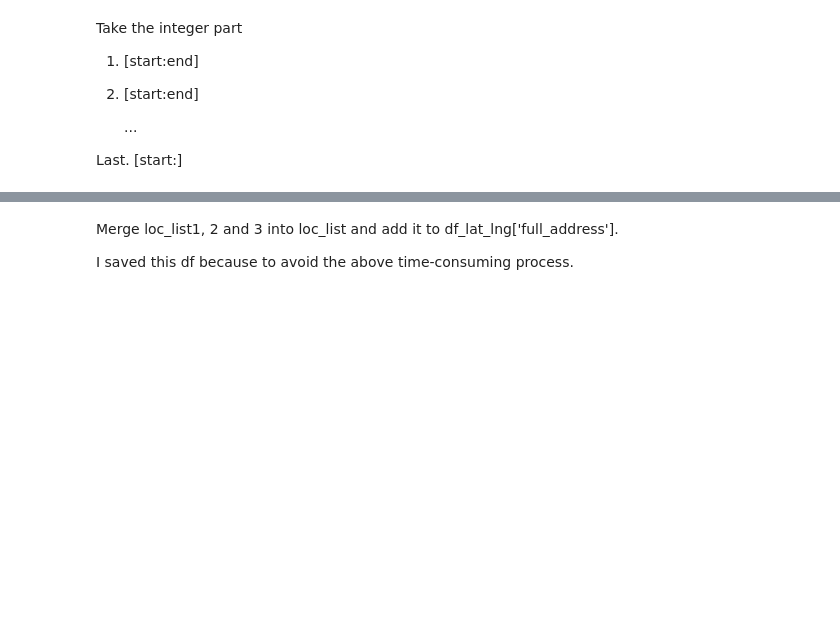
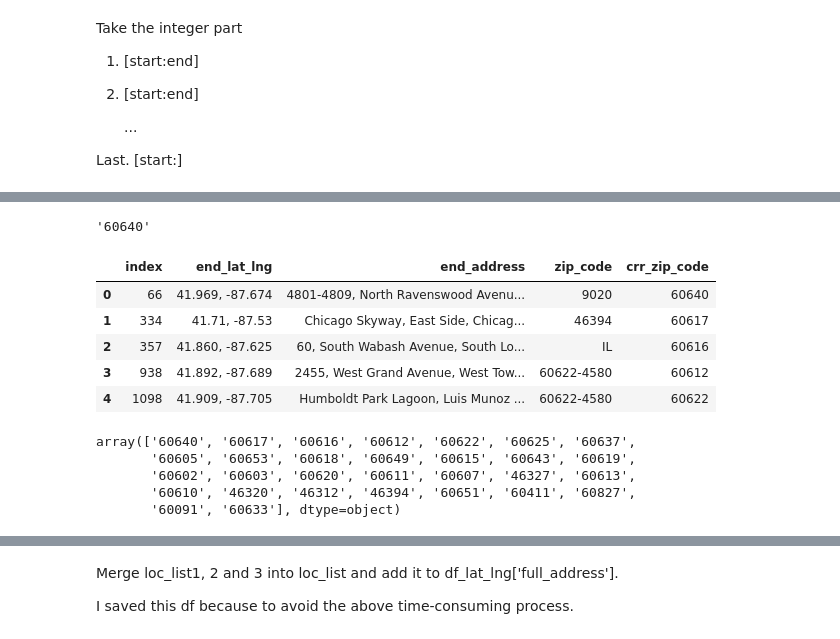
Before and after one commit to slothpunch/Portfolio, a Jupyter notebook: 5. Google Data Analytics/search_zip_codes.ipynb, the cells around one changed output, grey strips where cells are left out. Cells and saved outputs as stored; diff of their text form; code cells hidden in the pictures; blank space fills up the shorter version.

```diff
--- a/5. Google Data Analytics/search_zip_codes.ipynb
+++ b/5. Google Data Analytics/search_zip_codes.ipynb
@@ -328,15 +213,0 @@ for i in range(len(df3)):
-# %%
-# lists in a dictionary
-wrong_dict = {'index' : [], 'start_lat_lng': [], 'end_lat_lng': [], 'address' : [], 'zip_code' : []}
-
-for i in range(len(df1)):
-    # Find any zip code not starting with 60
-    if re.search('^60', df1['zip_code'][i]) == None:
-#     if re.search('.60', df1['full_address'][i]) == None: # wrong
-        # Store their index, start_lat_lng, end_lat_lng, and full_address into err_dict
-        wrong_dict['index'].append(df1['index'][i])
-        wrong_dict['start_lat_lng'].append(df1['start_lat_lng'][i])
-        wrong_dict['end_lat_lng'].append(df1['end_lat_lng'][i])
-        wrong_dict['address'].append(df1['full_address'][i])
-        wrong_dict['zip_code'].append(df1['zip_code'][i])
-wrong_dict
@@ -351,0 +322,12 @@ df2.head(1)
+# %%
+end_wrg_dict = {'index' : [], 'end_lat_lng': [], 'end_address' : [], 'zip_code' : []}
+
+for i in range(len(df3)):
+    if (len(df3['zip_code'][i]) != 5) | (re.search('^60', df3['zip_code'][i]) == None):
+        end_wrg_dict['index'].append(df3['index'][i])
+        end_wrg_dict['end_lat_lng'].append(df3['end_lat_lng'][i])
+        end_wrg_dict['end_address'].append(df3['end_address'][i])
+        end_wrg_dict['zip_code'].append(df3['zip_code'][i])
+
+df_end_wrg_dict = pd.DataFrame(end_wrg_dict)
+df_end_wrg_dict.head()
@@ -351,0 +379,30 @@ df2.head(1)
+# %%
+geocoder.reverse(query=(df_end_wrg_dict['end_lat_lng'][0])).raw['Postal']
+# %% [output]
+'60640'
+# %%
+from geopy.geocoders import AzureMaps
+sub_key = 'NjIAi1P-pYNYXxyyj643F20anag3bc6g9FpWBbFPjro'
+# Set geocoder. I used AzureMaps I have a free subscription
+# Free geocoders sometimes give the wrong address, and that is the reason why I am doing an extra work
+# as they've given me the wrong addresses.
+geocoder = AzureMaps(subscription_key= sub_key ,user_agent = 'geoloc')
+# Extract zip codes only from the full address
+df_end_wrg_dict['crr_zip_code'] = df_end_wrg_dict['end_lat_lng'].apply(lambda x: geocoder.reverse(query=(x)).raw['address']['postalCode'])
+
+df_end_wrg_dict.head()
+# %% [output]
+|  | index | end_lat_lng | end_address | zip_code | crr_zip_code |
+| 0 | 66 | 41.969, -87.674 | 4801-4809, North Ravenswood Avenu... | 9020 | 60640 |
+| 1 | 334 | 41.71, -87.53 | Chicago Skyway, East Side, Chicag... | 46394 | 60617 |
+| 2 | 357 | 41.860, -87.625 | 60, South Wabash Avenue, South Lo... | IL | 60616 |
+| 3 | 938 | 41.892, -87.689 | 2455, West Grand Avenue, West Tow... | 60622-4580 | 60612 |
+| 4 | 1098 | 41.909, -87.705 | Humboldt Park Lagoon, Luis Munoz ... | 60622-4580 | 60622 |
+# %%
+df_end_wrg_dict['crr_zip_code'].unique()
+# %% [output]
+array(['60640', '60617', '60616', '60612', '60622', '60625', '60637',
+       '60605', '60653', '60618', '60649', '60615', '60643', '60619',
+       '60602', '60603', '60620', '60611', '60607', '46327', '60613',
+       '60610', '46320', '46312', '46394', '60651', '60411', '60827',
+       '60091', '60633'], dtype=object)
```
Also changed, not shown: parts of 97 cells of this notebook.
